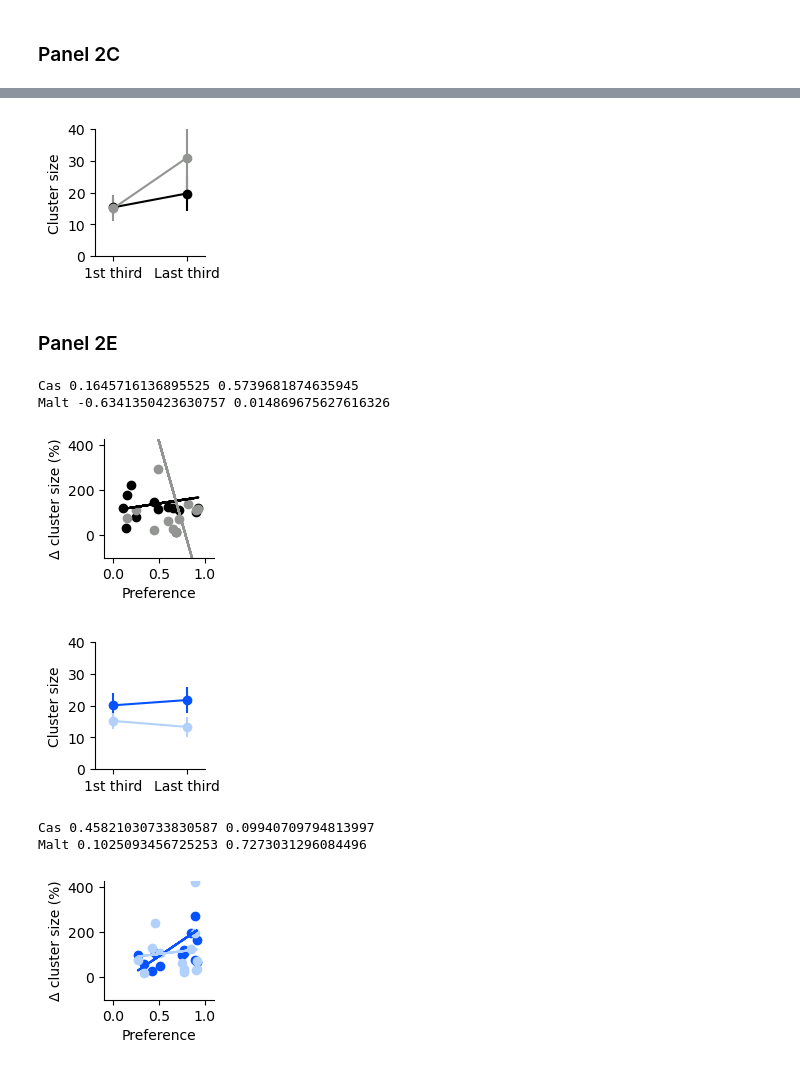
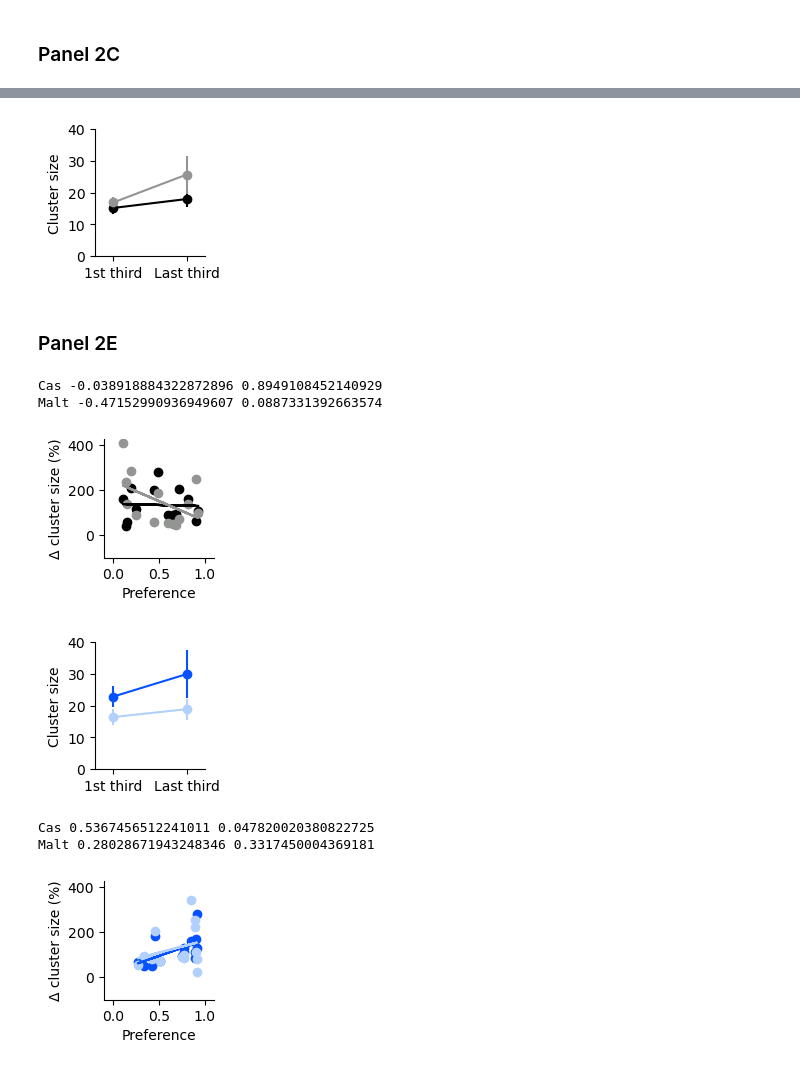
Before and after one commit to mccutcheonlab/immediate-protein-pref, a Jupyter notebook: scripts/fig2.ipynb, the cells around one changed output, grey strips where cells are left out. Drawn from its saved outputs; the diff is of its cells as text; code cells hidden in the pictures.

```diff
--- a/scripts/fig2.ipynb
+++ b/scripts/fig2.ipynb
@@ -9,6 +9,7 @@ import trompy as tp
 DATAFOLDER = Path("..\\data")
 FIGSFOLDER = Path("..\\figures")
 FIGSFOLDER = Path("C:\\Users\\jmc010\\Dropbox\\Publications in Progress\\IPP Giulia paper\\figs")
+save_figs = True
 
 def tweak_df(df):
 
@@ -138,12 +141,12 @@ def divide_bursts_into_first_and_third_epoch_byburstnumber(licks):
 
     lickdata = tp.lickCalc(licks, burstThreshold=0.5, minburstlength=3)
     bursts = lickdata["bLicks"]
-    # nbursts = len(bursts)
-    # epoch1 = np.mean(bursts[1:nbursts//3])
-    # epoch3 = np.mean(bursts[nbursts//3*2:-1])
+    nbursts = len(bursts)
+    epoch1 = np.mean(bursts[:nbursts//3])
+    epoch3 = np.mean(bursts[nbursts//3*2:])
 
-    epoch1 = np.mean(bursts[1:4])
-    epoch3 = np.mean(bursts[-4:-1])
+    # epoch1 = np.mean(bursts[1:4])
+    # epoch3 = np.mean(bursts[-4:-1])
 
     return epoch1, epoch3
 
@@ -237,9 +248,10 @@ ax.set_xticks([1, 2], labels=["1st third", "Last third"])
 ax.spines['right'].set_visible(False)
 ax.spines['top'].set_visible(False)
 
-f.savefig(FIGSFOLDER / "2C_cluster size first and last epoch_NR.pdf", dpi=300)
+if save_figs:
+    f.savefig(FIGSFOLDER / "2C_cluster size first and last epoch_NR.pdf", dpi=300)
 # %% [output]
-[figure, old version]
+[figure, new version]
 # %% [markdown]
 ### Panel 2E
 # %%
@@ -247,37 +259,38 @@ from scipy.stats import linregress
 
 f, ax = plt.subplots(figsize=(2, 1.7),
                      gridspec_kw={"left": 0.35, "bottom": 0.25, "top": 0.95, "right": 0.90})
 
 ax.scatter(NR_pref, delta_cas, color="black", label="Cas")
 ax.scatter(NR_pref, delta_malt, color="xkcd:grey", label="Malt")
 
 slope, intercept, r_value, p_value, std_err = linregress(NR_pref, delta_cas)
 cas_regression = slope * np.array(NR_pref) + intercept
 print("Cas", r_value, p_value)
 
 ax.plot(NR_pref, cas_regression, color="black")
 
 slope, intercept, r_value, p_value, std_err = linregress(NR_pref, delta_malt)
 malt_regression = slope * np.array(NR_pref) + intercept
 print("Malt", r_value, p_value)
 
 ax.plot(NR_pref, malt_regression, color="xkcd:grey")
 
 ax.set_ylim(-100, 430)
 ax.set_xlim(-0.1, 1.1)
 ax.set_xticks([0, 0.5, 1])
 
 ax.set_ylabel("\u0394 cluster size (%)")
 ax.set_xlabel("Preference")
 
 ax.spines['right'].set_visible(False)
 ax.spines['top'].set_visible(False)
 
-f.savefig(FIGSFOLDER / "2E_cluster size vs preference_NR.pdf", dpi=300)
+if save_figs:
+    f.savefig(FIGSFOLDER / "2E_cluster size vs preference_NR.pdf", dpi=300)
 # %% [output]
-Cas 0.1645716136895525 0.5739681874635945
-Malt -0.6341350423630757 0.014869675627616326
+Cas -0.038918884322872896 0.8949108452140929
+Malt -0.47152990936949607 0.0887331392663574
-[figure, old version]
+[figure, new version]
 # %%
 dietgroup = "PR"
 # get cluster number
@@ -316,9 +329,10 @@ ax.set_xticks([1, 2], labels=["1st third", "Last third"])
 ax.spines['right'].set_visible(False)
 ax.spines['top'].set_visible(False)
 
-f.savefig(FIGSFOLDER / "2D_cluster size first and last epoch_PR.pdf", dpi=300)
+if save_figs:
+    f.savefig(FIGSFOLDER / "2D_cluster size first and last epoch_PR.pdf", dpi=300)
 # %% [output]
-[figure, old version]
+[figure, new version]
 # %%
 from scipy.stats import linregress
 
@@ -350,8 +364,9 @@ ax.set_xlabel("Preference")
 ax.spines['right'].set_visible(False)
 ax.spines['top'].set_visible(False)
 
-f.savefig(FIGSFOLDER / "2F_cluster size first and last epoch_PR.pdf", dpi=300)
+if save_figs:
+    f.savefig(FIGSFOLDER / "2F_cluster size first and last epoch_PR.pdf", dpi=300)
 # %% [output]
-Cas 0.45821030733830587 0.09940709794813997
-Malt 0.1025093456725253 0.7273031296084496
+Cas 0.5367456512241011 0.047820020380822725
+Malt 0.28028671943248346 0.3317450004369181
-[figure, old version]
+[figure, new version]
```
Also changed, not shown: parts of 4 cells of this notebook, 2 other files.
